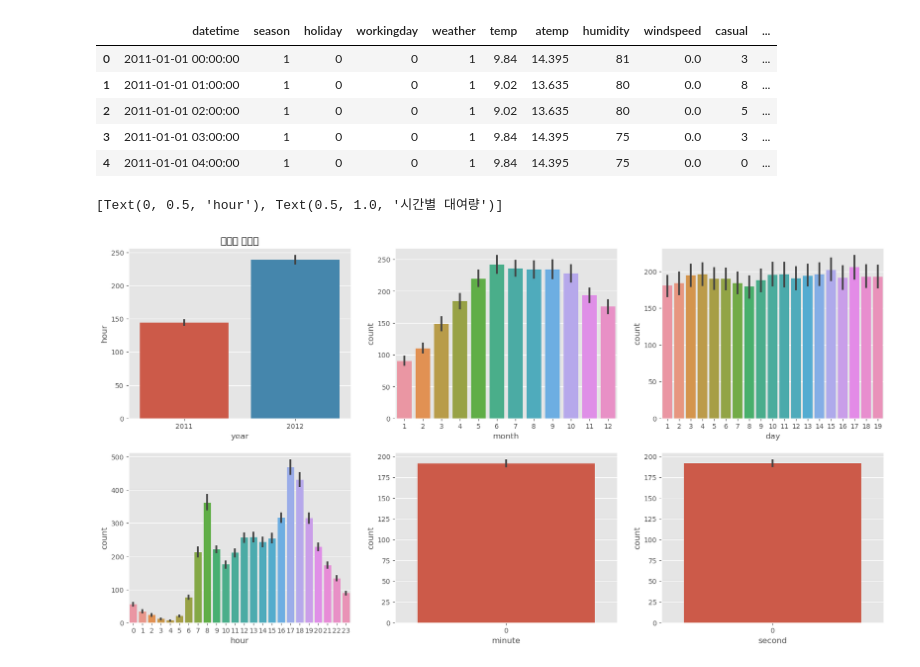
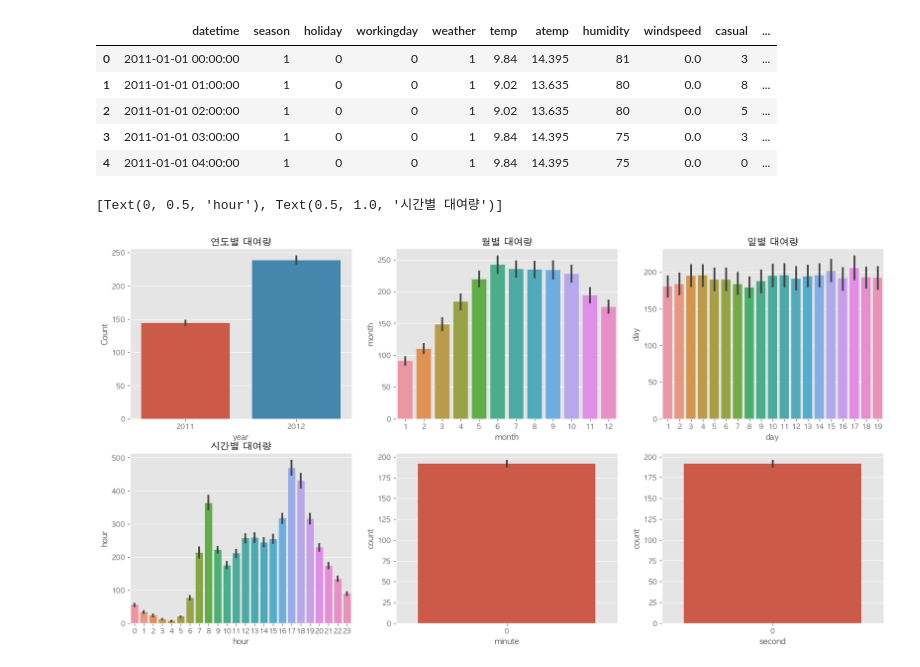
Before and after one commit to puretension/KaggleRepo, a Jupyter notebook: 4.Bike Sharing Demand/bike_sharing_demand.EDA.ipynb, the cells around one changed output. Cells and saved outputs as stored; diff of their text form; code cells hidden in the pictures.

```diff
--- a/4.Bike Sharing Demand/bike_sharing_demand.EDA.ipynb
+++ b/4.Bike Sharing Demand/bike_sharing_demand.EDA.ipynb
@@ -126,19 +128,19 @@ df_train.head()
 # %%
 # 6개의 figure
 figure, ((ax1, ax2,ax3), (ax4,ax5,ax6)) = plt.subplots(nrows=2, ncols=3)
 figure.set_size_inches(20,10)
 
 sns.barplot(data=df_train, x='year', y='count', ax=ax1)
 sns.barplot(data=df_train, x='month', y='count', ax=ax2)
 sns.barplot(data=df_train, x='day', y='count', ax=ax3)
 sns.barplot(data=df_train, x='hour', y='count', ax=ax4)
 sns.barplot(data=df_train, x='minute', y='count', ax=ax5)
 sns.barplot(data=df_train, x='second', y='count', ax=ax6)
 
 ax1.set(ylabel='Count', title='연도별 대여량')
-ax1.set(ylabel='month', title='월별 대여량')
-ax1.set(ylabel='day', title='일별 대여량')
-ax1.set(ylabel='hour', title='시간별 대여량')
+ax2.set(ylabel='month', title='월별 대여량')
+ax3.set(ylabel='day', title='일별 대여량')
+ax4.set(ylabel='hour', title='시간별 대여량')
 # %% [output]
 [Text(0, 0.5, 'hour'), Text(0.5, 1.0, '시간별 대여량')]
-[figure, old version]
+[figure, new version]
```
Also changed, not shown: parts of 18 cells of this notebook, 3 other files.
